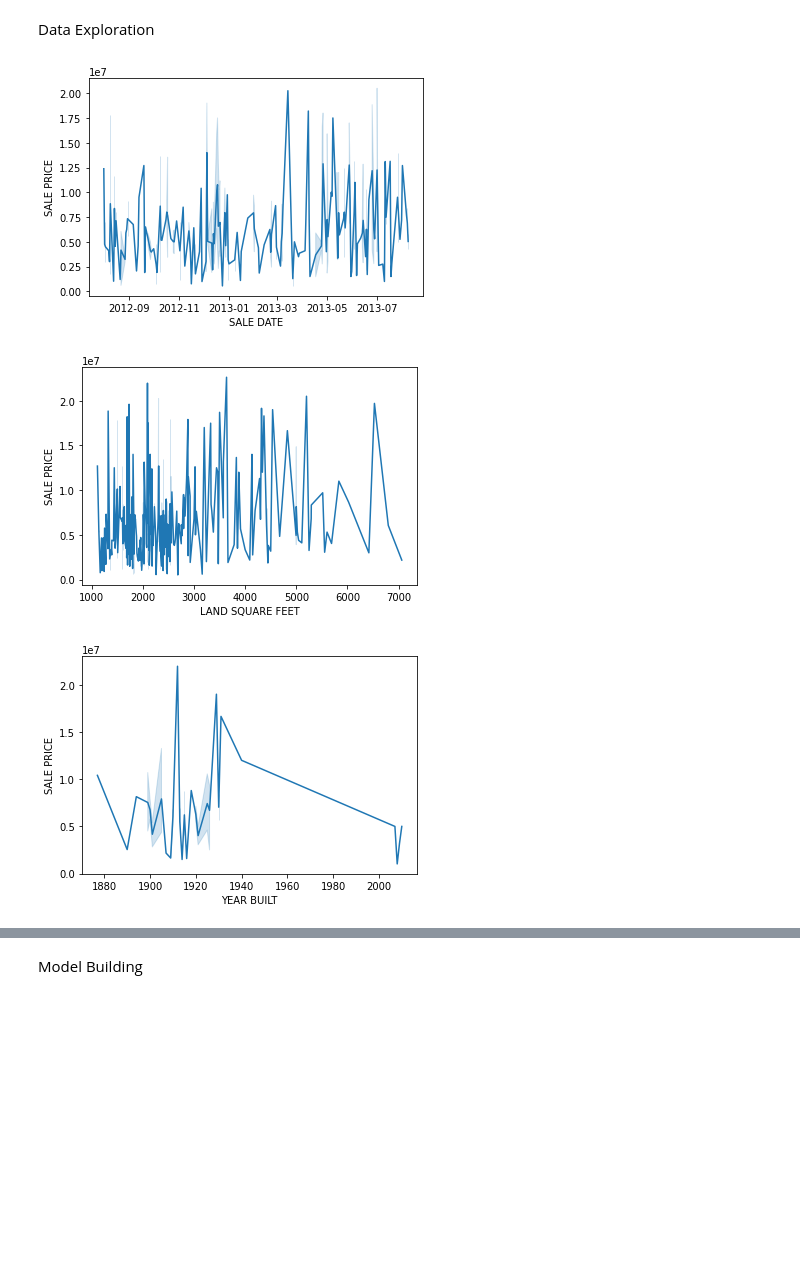
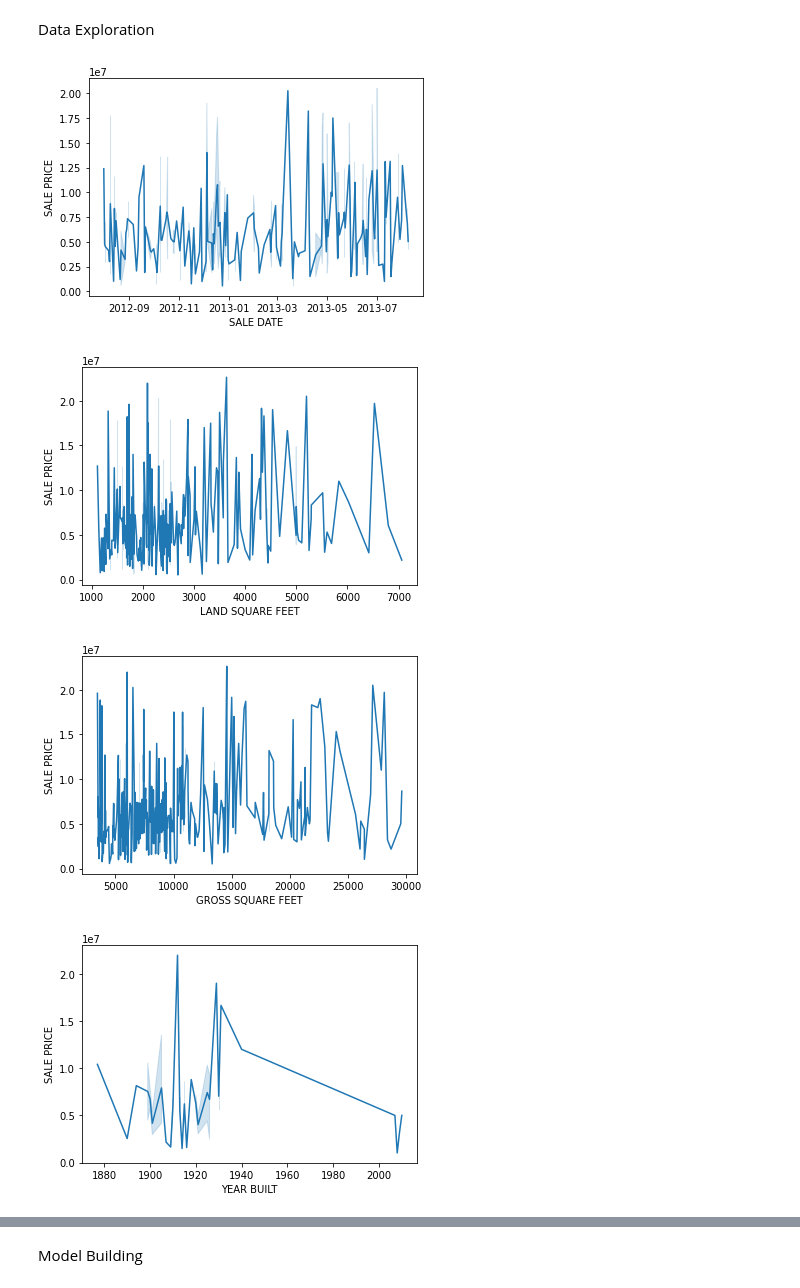
Before and after one commit to tasnmb/Manhattan-property-prices-analysis, a Jupyter notebook: cw_v2.ipynb, the cells around one changed output, grey strips where cells are left out. Cells and saved outputs as stored; diff of their text form; code cells hidden in the pictures; blank space fills up the shorter version.

```diff
--- a/cw_v2.ipynb
+++ b/cw_v2.ipynb
@@ -200,11 +211,14 @@ def line_plot(df, x, y):
 # %%
 line_plot(df, 'SALE DATE', 'SALE PRICE')
 
 line_plot(df, 'LAND SQUARE FEET', 'SALE PRICE')
 
+line_plot(df, 'GROSS SQUARE FEET', 'SALE PRICE')
+
 line_plot(df, 'YEAR BUILT', 'SALE PRICE')
 # %% [output]
 [figure]
 [figure]
-[figure, old version]
+[figure, new version]
+[figure, added]
 # %%
```
Also changed, not shown: parts of 10 cells of this notebook.
